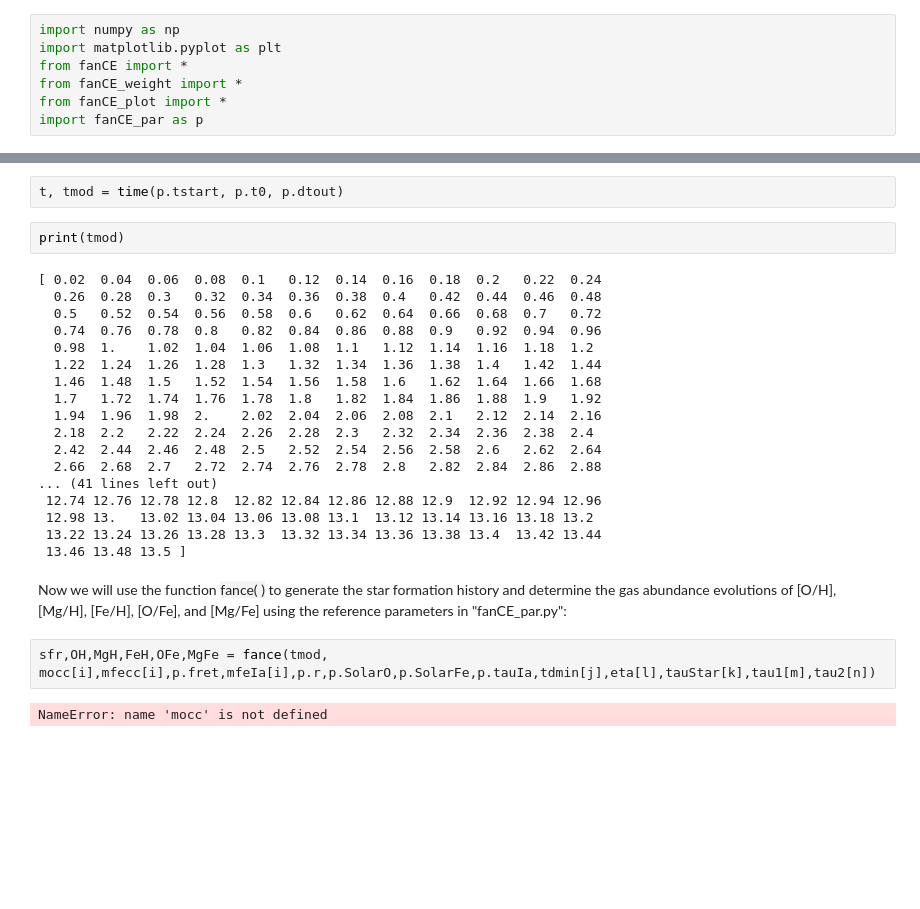
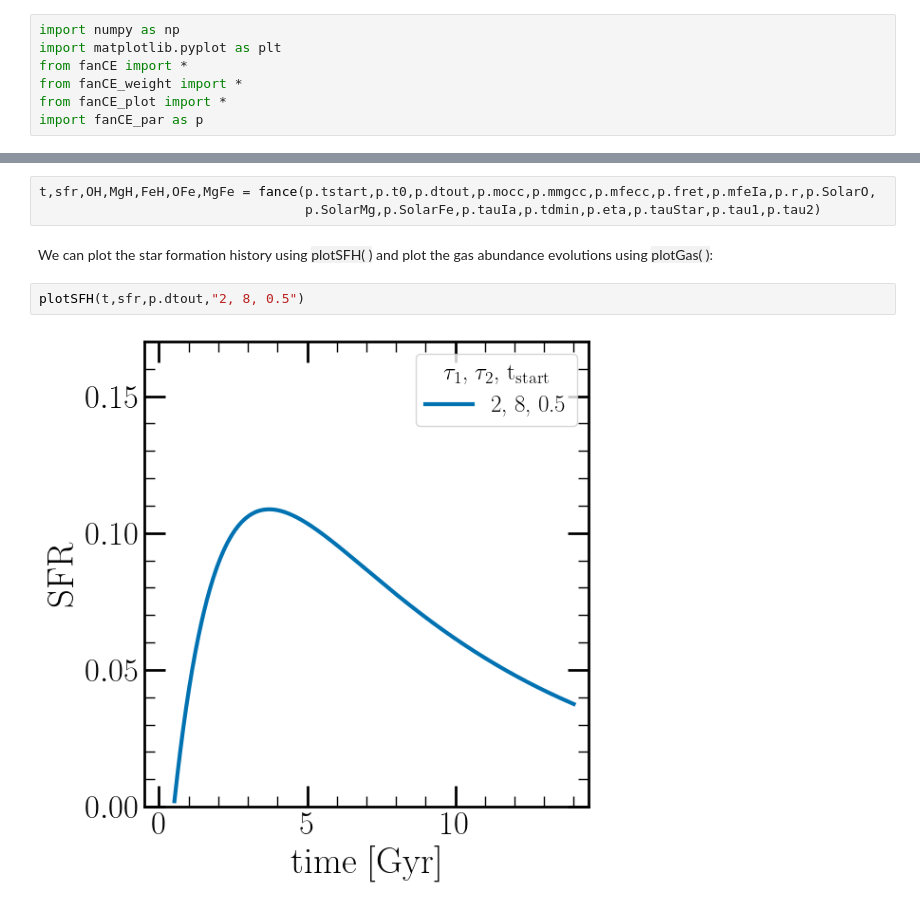
Before and after one commit to nmgountanis/fanCE, a Jupyter notebook: fance_tutorial.ipynb, the cells around one changed output, grey strips where cells are left out. Cells and saved outputs as stored; diff of their text form; blank space fills up the shorter version.

```diff
--- a/fance_tutorial.ipynb
+++ b/fance_tutorial.ipynb
@@ -23,28 +21,9 @@ To do so, we first need to define a time array using the function <span style="b
-# %%
-t, tmod = time(p.tstart, p.t0, p.dtout)
-# %%
-print(tmod)
-# %% [output]
-[ 0.02  0.04  0.06  0.08  0.1   0.12  0.14  0.16  0.18  0.2   0.22  0.24
-  0.26  0.28  0.3   0.32  0.34  0.36  0.38  0.4   0.42  0.44  0.46  0.48
-  0.5   0.52  0.54  0.56  0.58  0.6   0.62  0.64  0.66  0.68  0.7   0.72
-  0.74  0.76  0.78  0.8   0.82  0.84  0.86  0.88  0.9   0.92  0.94  0.96
-  0.98  1.    1.02  1.04  1.06  1.08  1.1   1.12  1.14  1.16  1.18  1.2
-  1.22  1.24  1.26  1.28  1.3   1.32  1.34  1.36  1.38  1.4   1.42  1.44
-  1.46  1.48  1.5   1.52  1.54  1.56  1.58  1.6   1.62  1.64  1.66  1.68
-  1.7   1.72  1.74  1.76  1.78  1.8   1.82  1.84  1.86  1.88  1.9   1.92
-  1.94  1.96  1.98  2.    2.02  2.04  2.06  2.08  2.1   2.12  2.14  2.16
-  2.18  2.2   2.22  2.24  2.26  2.28  2.3   2.32  2.34  2.36  2.38  2.4
-  2.42  2.44  2.46  2.48  2.5   2.52  2.54  2.56  2.58  2.6   2.62  2.64
-  2.66  2.68  2.7   2.72  2.74  2.76  2.78  2.8   2.82  2.84  2.86  2.88
-... (41 lines left out)
- 12.74 12.76 12.78 12.8  12.82 12.84 12.86 12.88 12.9  12.92 12.94 12.96
- 12.98 13.   13.02 13.04 13.06 13.08 13.1  13.12 13.14 13.16 13.18 13.2
- 13.22 13.24 13.26 13.28 13.3  13.32 13.34 13.36 13.38 13.4  13.42 13.44
- 13.46 13.48 13.5 ]
-# %% [markdown]
-Now we will use the function <span style="background-color: #F2F2F2">fance( )</span> to generate the star formation history and determine the gas abundance evolutions of [O/H], [Mg/H], [Fe/H], [O/Fe], and [Mg/Fe] using the reference parameters in "fanCE_par.py":
 # %%
-sfr,OH,MgH,FeH,OFe,MgFe = fance(tmod, mocc[i],mfecc[i],p.fret,mfeIa[i],p.r,p.SolarO,p.SolarFe,p.tauIa,tdmin[j],eta[l],tauStar[k],tau1[m],tau2[n])
+t,sfr,OH,MgH,FeH,OFe,MgFe = fance(p.tstart,p.t0,p.dtout,p.mocc,p.mmgcc,p.mfecc,p.fret,p.mfeIa,p.r,p.SolarO,
+                                  p.SolarMg,p.SolarFe,p.tauIa,p.tdmin,p.eta,p.tauStar,p.tau1,p.tau2)
-# %% [output]
-NameError: name 'mocc' is not defined
+# %% [markdown]
+We can plot the star formation history using <span style="background-color: #F2F2F2">plotSFH( )</span> and plot the gas abundance evolutions using <span style="background-color: #F2F2F2">plotGas( )</span>:
+# %%
+plotSFH(t,sfr,p.dtout,"2, 8, 0.5")
+# %% [output]
+[figure, added]
```
Also changed, not shown: parts of 1 cell of this notebook.
